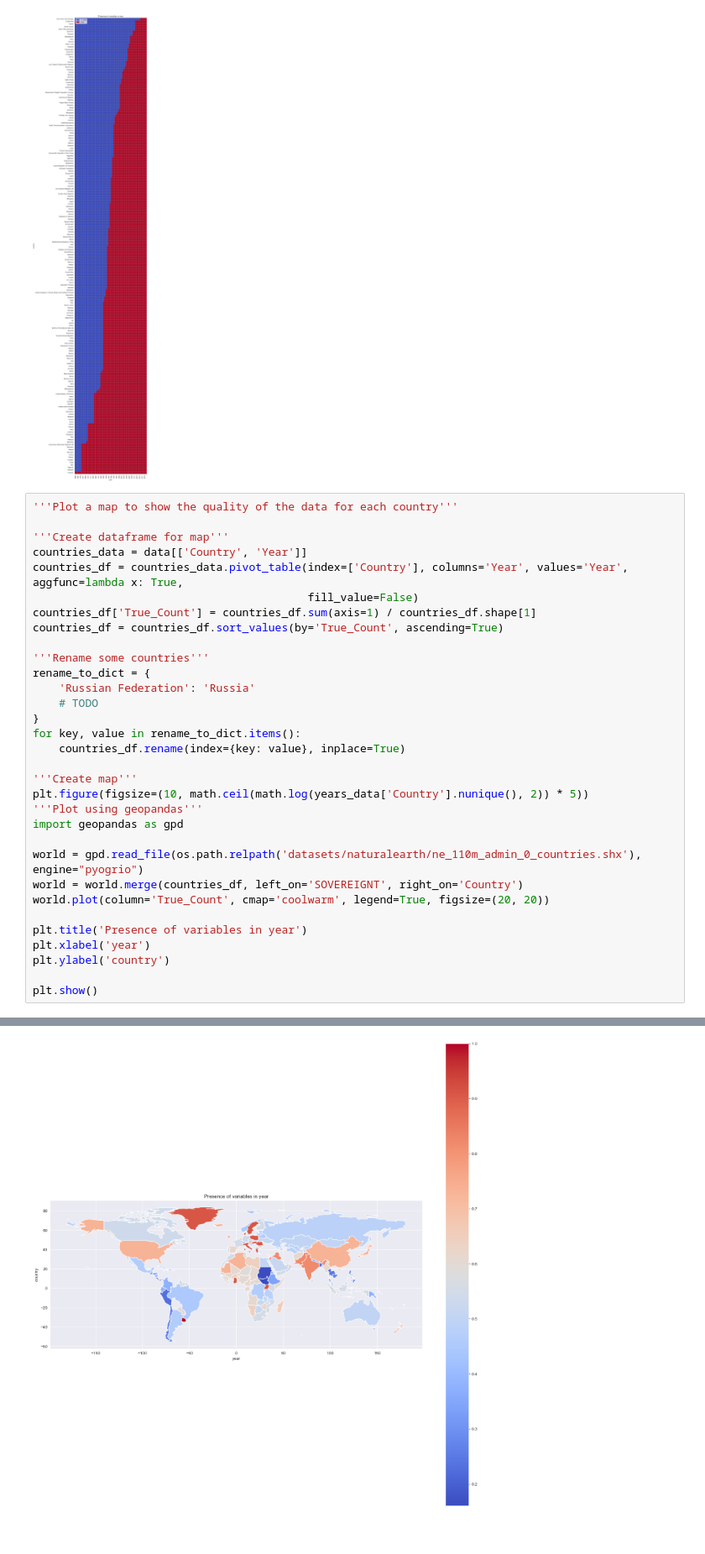
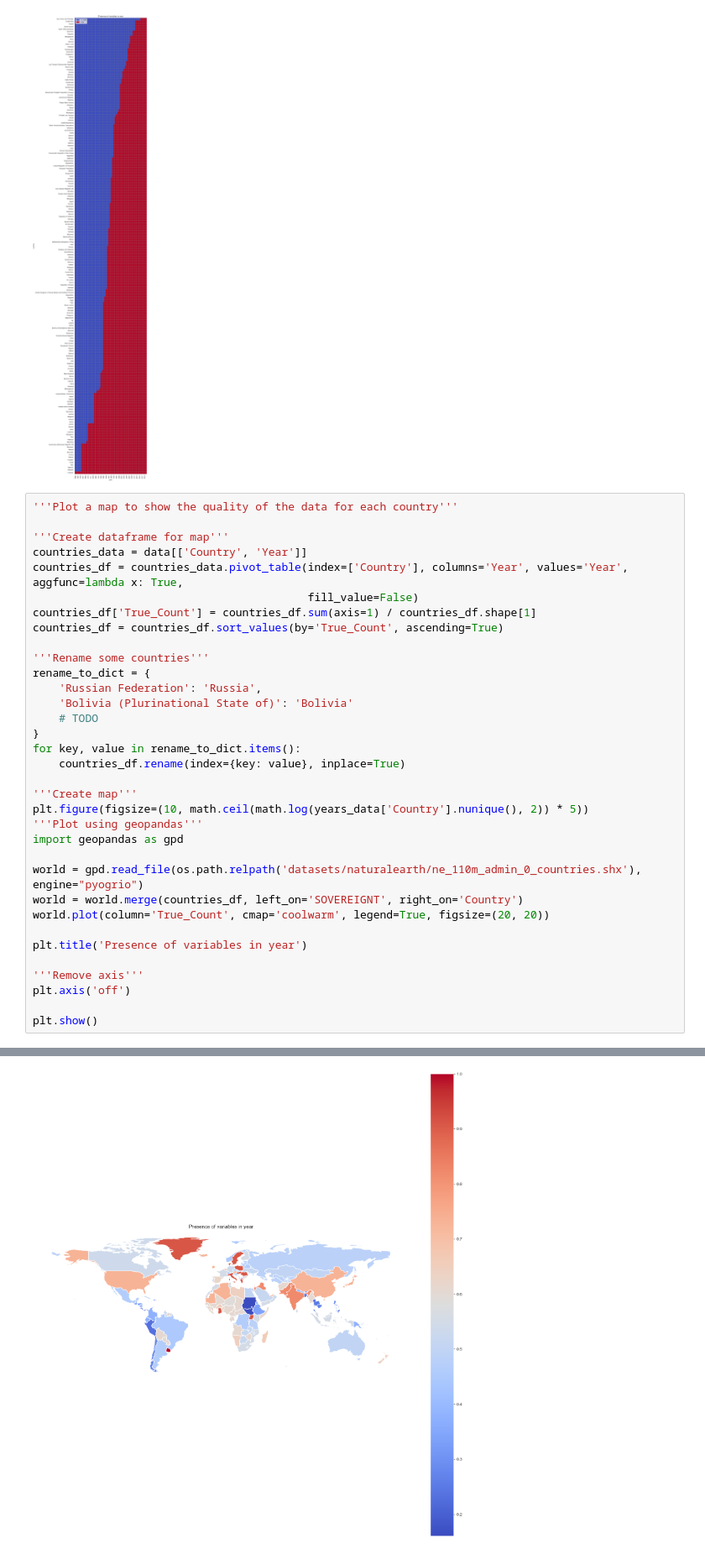
Before and after one commit to am9zZWY/team-aqua, a Jupyter notebook: notebook.ipynb, the cells around one changed output, grey strips where cells are left out. Shown at 84% size. Drawn from its saved outputs; the diff is of its cells as text.

Commit message:
Remove axis and fix Bolivia

```diff
--- a/notebook.ipynb
+++ b/notebook.ipynb
@@ -129,37 +129,39 @@ plt.show()
 '''Plot a map to show the quality of the data for each country'''
 
 '''Create dataframe for map'''
 countries_data = data[['Country', 'Year']]
 countries_df = countries_data.pivot_table(index=['Country'], columns='Year', values='Year', aggfunc=lambda x: True,
                                           fill_value=False)
 countries_df['True_Count'] = countries_df.sum(axis=1) / countries_df.shape[1]
 countries_df = countries_df.sort_values(by='True_Count', ascending=True)
 
 '''Rename some countries'''
 rename_to_dict = {
-    'Russian Federation': 'Russia'
+    'Russian Federation': 'Russia',
+    'Bolivia (Plurinational State of)': 'Bolivia'
     # TODO
 }
 for key, value in rename_to_dict.items():
     countries_df.rename(index={key: value}, inplace=True)
 
 '''Create map'''
 plt.figure(figsize=(10, math.ceil(math.log(years_data['Country'].nunique(), 2)) * 5))
 '''Plot using geopandas'''
 import geopandas as gpd
 
 world = gpd.read_file(os.path.relpath('datasets/naturalearth/ne_110m_admin_0_countries.shx'), engine="pyogrio")
 world = world.merge(countries_df, left_on='SOVEREIGNT', right_on='Country')
 world.plot(column='True_Count', cmap='coolwarm', legend=True, figsize=(20, 20))
 
 plt.title('Presence of variables in year')
-plt.xlabel('year')
-plt.ylabel('country')
+
+'''Remove axis'''
+plt.axis('off')
 
 plt.show()
 # %% [output]
 <Figure size 1000x4000 with 0 Axes>
-[figure, old version]
+[figure, new version]
 # %% [markdown]
 ## How can we answer our questions and which variables could help
 
```
